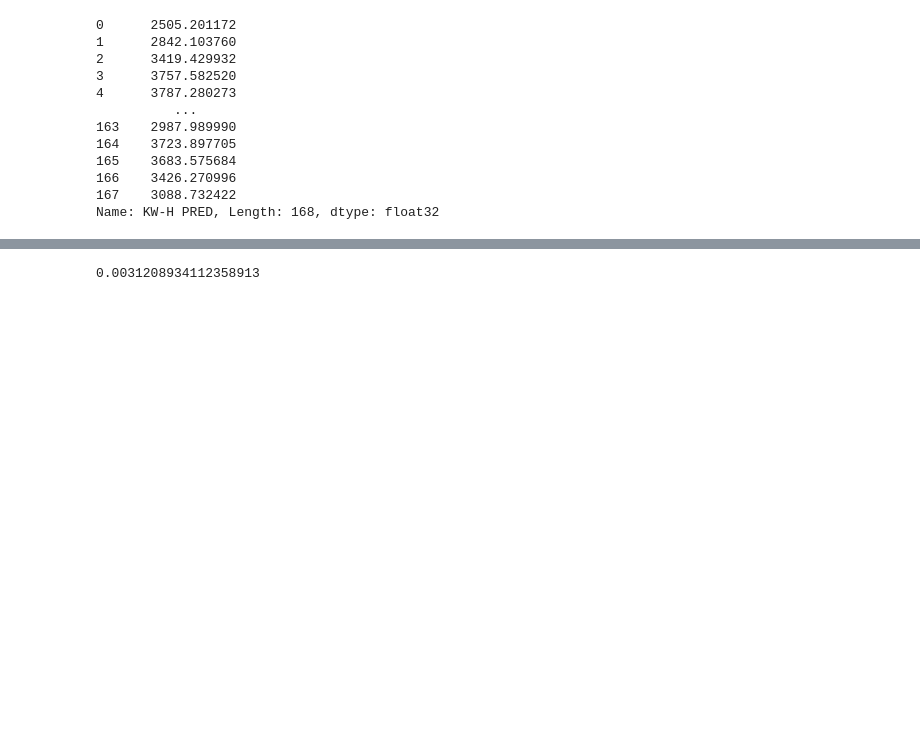
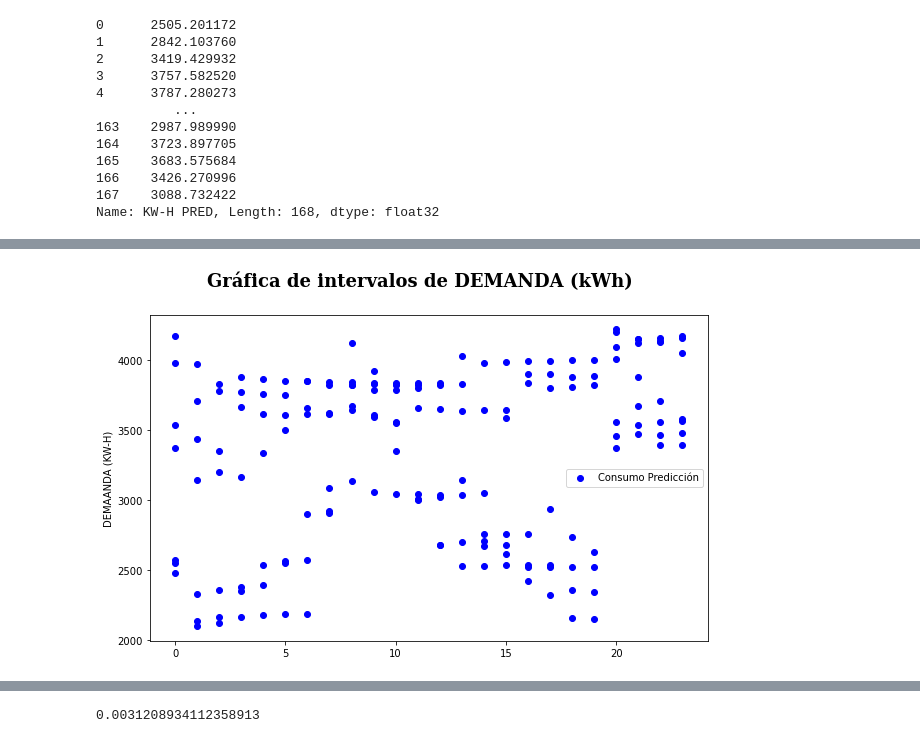
Before and after one commit to javieresk8/PowerDemandPrediction, a Jupyter notebook: NN_Models.ipynb, the cells around one changed output, grey strips where cells are left out. Drawn from its saved outputs; the diff is of its cells as text; code cells hidden in the pictures; blank space fills up the shorter version.

```diff
--- a/NN_Models.ipynb
+++ b/NN_Models.ipynb
@@ -670,0 +682,16 @@ plt.show()
+# %%
+plt.figure(figsize=(10,6))
+plt.scatter(data_pred_test_hora_sort['HORA'],
+               data_pred_test_hora_sort['KW-H_PRED'],
+               color='blue',
+               label='Consumo Predicción')
+
+plt.suptitle('Gráfica de intervalos de DEMANDA (kWh)',
+            fontsize = 18,
+            fontweight = 'bold',
+            fontfamily='serif')
+plt.ylabel('DEMAANDA (KW-H)')
+plt.legend()
+plt.show()
+# %% [output]
+[figure, added]
```
Also changed, not shown: parts of 55 cells of this notebook.
